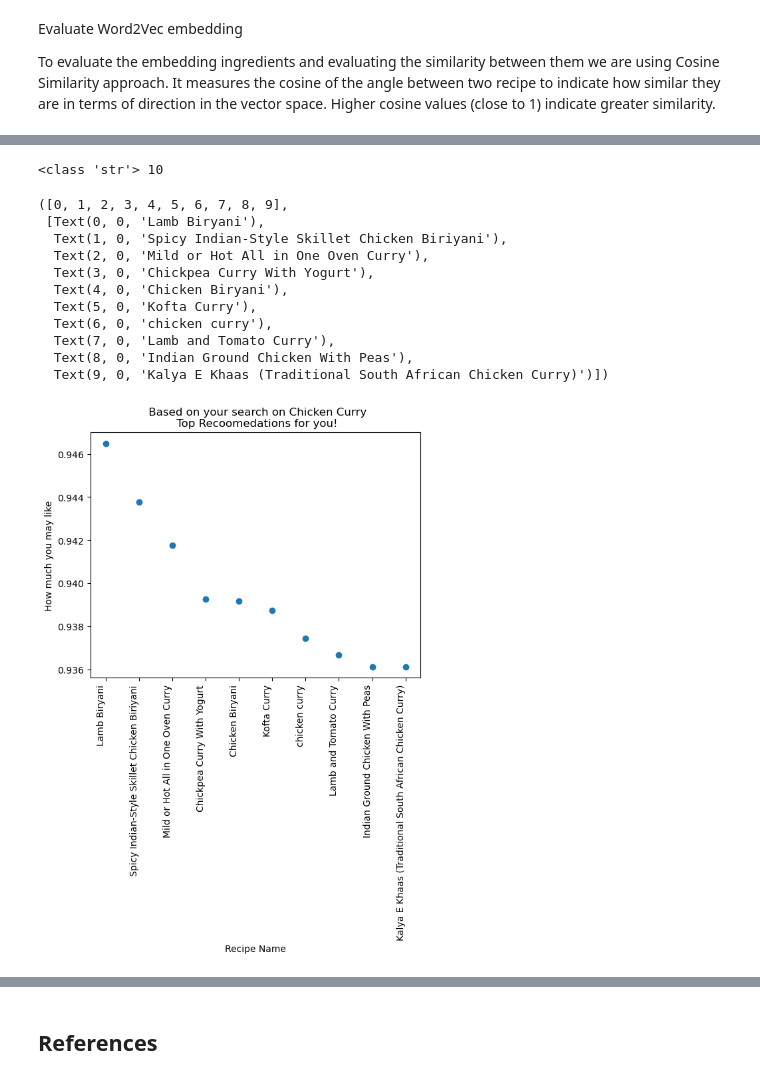
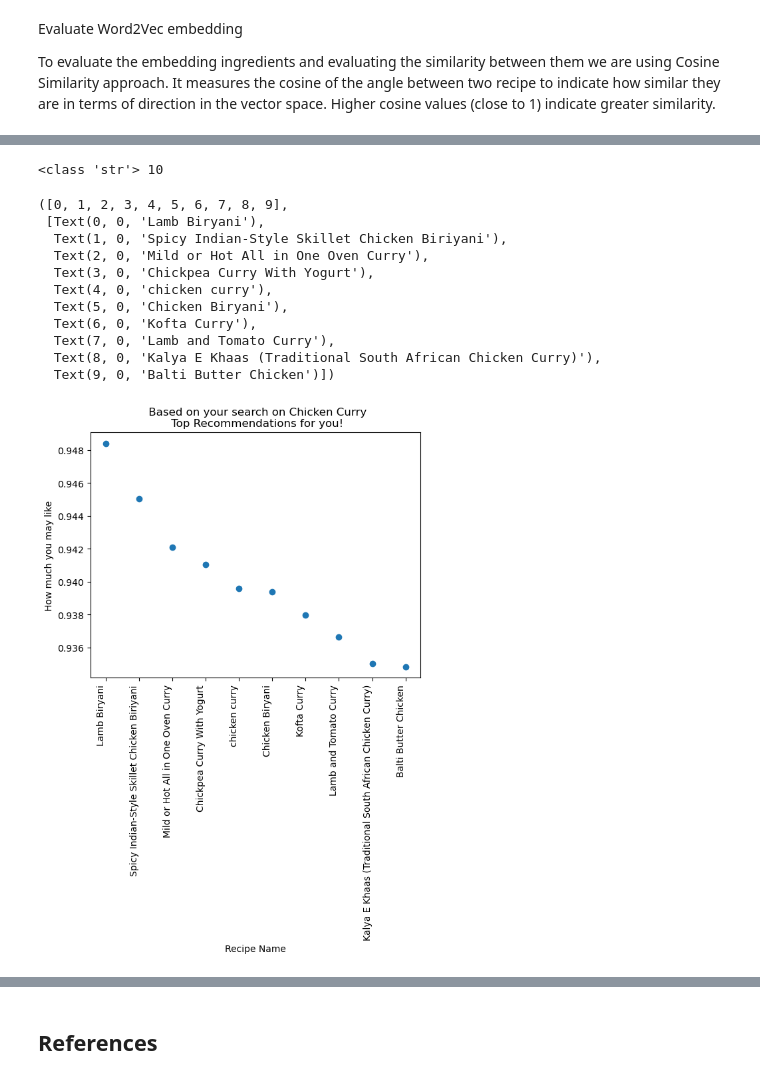
Before and after one commit to seema469/AAI_510_Team8_FinalProject, a Jupyter notebook: Final Project Section3-Team 8.ipynb, the cells around one changed output, grey strips where cells are left out. Cells and saved outputs as stored; diff of their text form; code cells hidden in the pictures.

Commit message:
Update Final Project Section3-Team 8.ipynb
Spelling correction, rerun the notebook for recommendation system.

```diff
--- a/Final Project Section3-Team 8.ipynb
+++ b/Final Project Section3-Team 8.ipynb
@@ -1523,24 +1523,24 @@ Kalya E Khaas (Traditional South African Chicken Curry)  ingredients --->
 # %%
 print(type(recommended_recipe_names[0]), len(recipe_similarities))
 plt.scatter(recommended_recipe_names, recipe_similarities)
-plt.title(f" Based on your search on {target_recipe_name[0]}\n Top Recoomedations for you!")
+plt.title(f" Based on your search on {target_recipe_name[0]}\n Top Recommendations for you!")
 plt.xlabel("Recipe Name")
 plt.ylabel("How much you may like")
 plt.xticks(rotation=90, ha='right')
 # %% [output]
 <class 'str'> 10
 ([0, 1, 2, 3, 4, 5, 6, 7, 8, 9],
  [Text(0, 0, 'Lamb Biryani'),
   Text(1, 0, 'Spicy Indian-Style Skillet Chicken Biriyani'),
   Text(2, 0, 'Mild or Hot All in One Oven Curry'),
   Text(3, 0, 'Chickpea Curry With Yogurt'),
-  Text(4, 0, 'Chicken Biryani'),
-  Text(5, 0, 'Kofta Curry'),
-  Text(6, 0, 'chicken curry'),
+  Text(4, 0, 'chicken curry'),
+  Text(5, 0, 'Chicken Biryani'),
+  Text(6, 0, 'Kofta Curry'),
   Text(7, 0, 'Lamb and Tomato Curry'),
-  Text(8, 0, 'Indian Ground Chicken With Peas'),
-  Text(9, 0, 'Kalya E Khaas (Traditional South African Chicken Curry)')])
+  Text(8, 0, 'Kalya E Khaas (Traditional South African Chicken Curry)'),
+  Text(9, 0, 'Balti Butter Chicken')])
-[figure, old version]
+[figure, new version]
 # %%
 # Visualize the target recipe's ingredient frequency in the trained model
 
```
Also changed, not shown: parts of 7 cells of this notebook.
